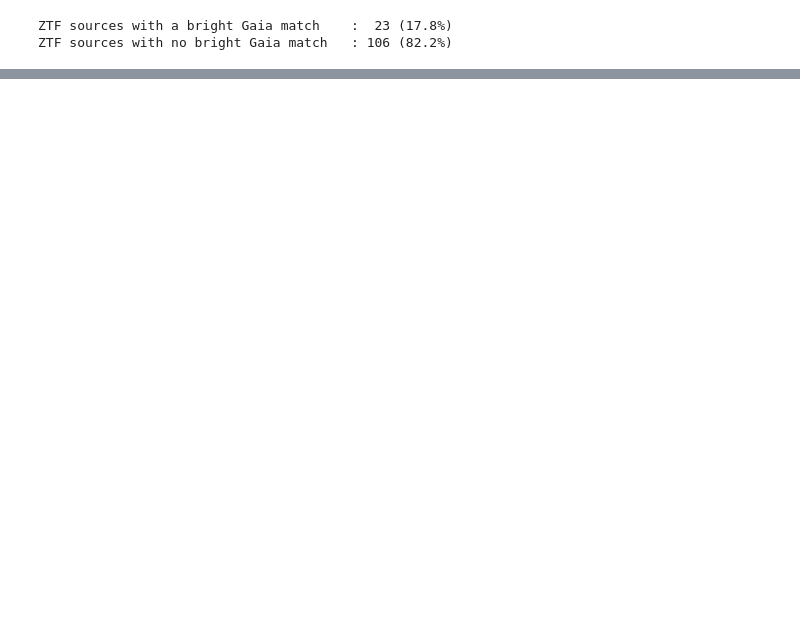
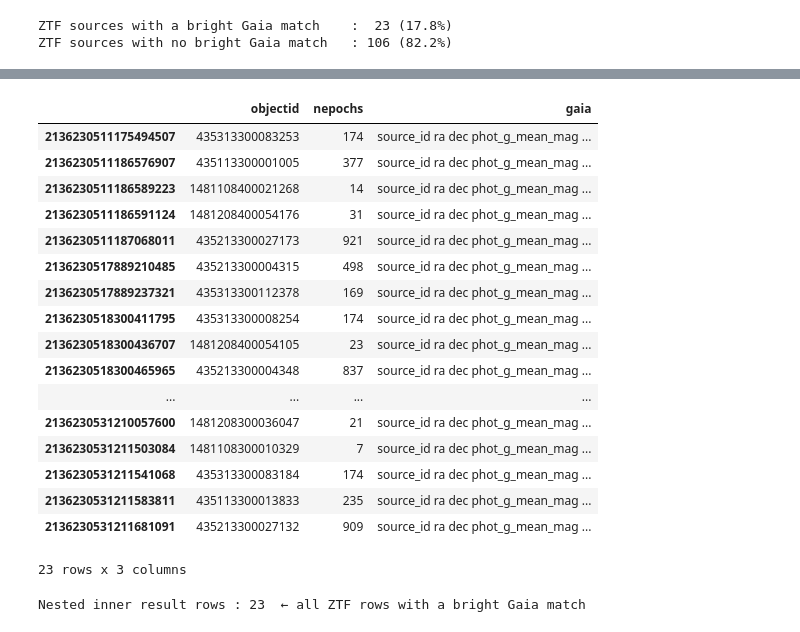
Before and after one commit to astronomy-commons/lsdb, a Jupyter notebook: docs/tutorials/pre_executed/types_of_crossmatch.ipynb, the cells around one changed output, grey strips where cells are left out. Saved outputs shown, nothing was run; the diff lists cells and outputs as text; code cells hidden in the pictures; blank space fills up the shorter version.

```diff
--- a/docs/tutorials/pre_executed/types_of_crossmatch.ipynb
+++ b/docs/tutorials/pre_executed/types_of_crossmatch.ipynb
@@ -196,0 +170,31 @@ result_df["has_bright_gaia"] = result_df["source_id"].notna()
+# %%
+# Create a nested crossmatch with how='inner'
+nested_inner = ztf.crossmatch_nested(
+    gaia_bright,
+    radius_arcsec=1.0,
+    how="inner",
+).compute()
+nested_inner[["objectid", "nepochs", "gaia"]]
+# %% [output]
+|  | objectid | nepochs | gaia |
+| 2136230511175494507 | 435313300083253 | 174 | source_id ra dec phot_g_mean_mag ... |
+| 2136230511186576907 | 435113300001005 | 377 | source_id ra dec phot_g_mean_mag ... |
+| 2136230511186589223 | 1481108400021268 | 14 | source_id ra dec phot_g_mean_mag ... |
+| 2136230511186591124 | 1481208400054176 | 31 | source_id ra dec phot_g_mean_mag ... |
+| 2136230511187068011 | 435213300027173 | 921 | source_id ra dec phot_g_mean_mag ... |
+| 2136230517889210485 | 435213300004315 | 498 | source_id ra dec phot_g_mean_mag ... |
+| 2136230517889237321 | 435313300112378 | 169 | source_id ra dec phot_g_mean_mag ... |
+| 2136230518300411795 | 435313300008254 | 174 | source_id ra dec phot_g_mean_mag ... |
+| 2136230518300436707 | 1481208400054105 | 23 | source_id ra dec phot_g_mean_mag ... |
+| 2136230518300465965 | 435213300004348 | 837 | source_id ra dec phot_g_mean_mag ... |
+| ... | ... | ... | ... |
+| 2136230531210057600 | 1481208300036047 | 21 | source_id ra dec phot_g_mean_mag ... |
+| 2136230531211503084 | 1481108300010329 | 7 | source_id ra dec phot_g_mean_mag ... |
+| 2136230531211541068 | 435313300083184 | 174 | source_id ra dec phot_g_mean_mag ... |
+| 2136230531211583811 | 435113300013833 | 235 | source_id ra dec phot_g_mean_mag ... |
+| 2136230531211681091 | 435213300027132 | 909 | source_id ra dec phot_g_mean_mag ... |
+23 rows x 3 columns
+# %%
+print(f"Nested inner result rows : {len(nested_inner)}  \u2190 all ZTF rows with a bright Gaia match")
+# %% [output]
+Nested inner result rows : 23  ← all ZTF rows with a bright Gaia match
```
Also changed, not shown: parts of 23 cells of this notebook.
